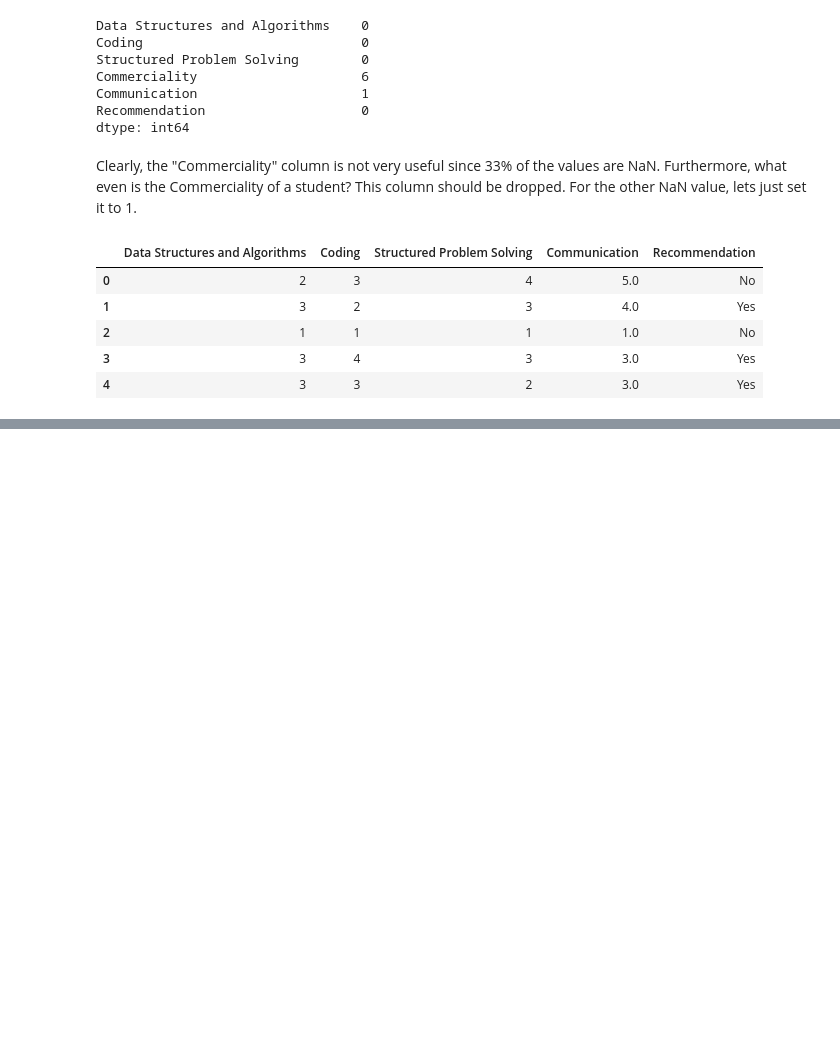
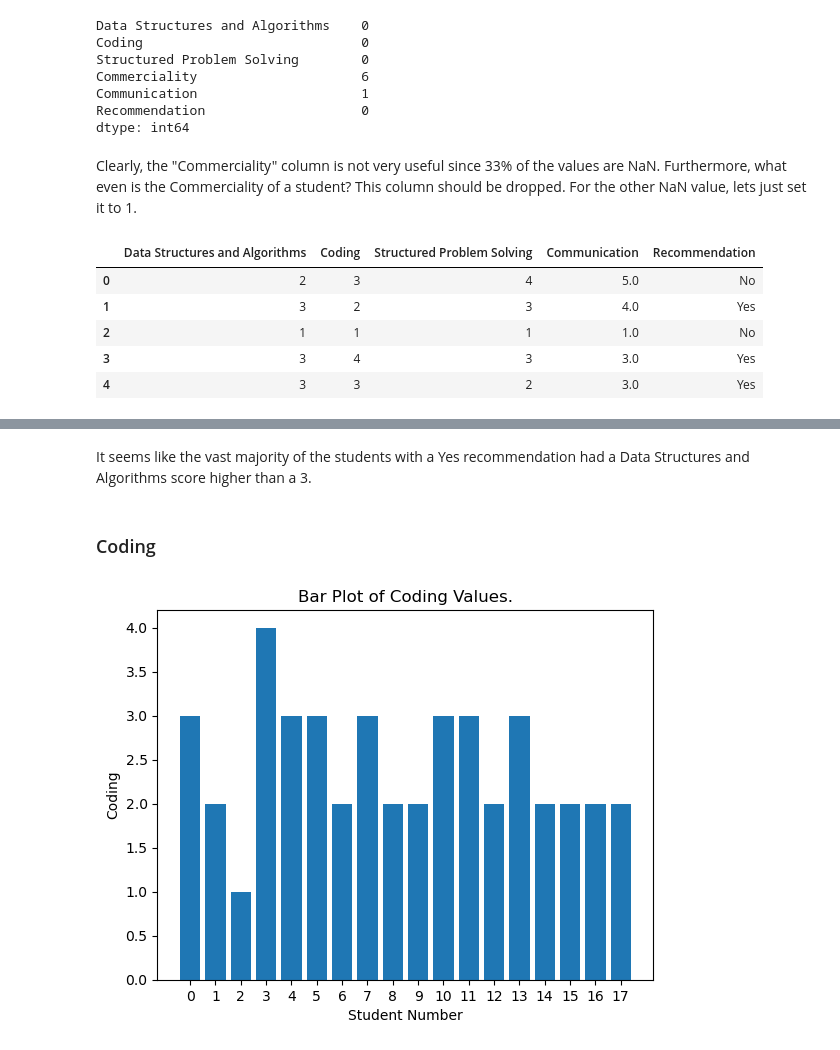
Before and after one commit to rishabh-mandayam/DumbRegressions, a Jupyter notebook: Regressions.ipynb, the cells around one changed output, grey strips where cells are left out. Drawn from its saved outputs; the diff is of its cells as text; code cells hidden in the pictures; blank space fills up the shorter version.

```diff
--- a/Regressions.ipynb
+++ b/Regressions.ipynb
@@ -56,0 +110,17 @@ display(df.head(5))
+# %% [markdown]
+It seems like the vast majority of the students with a Yes recommendation had a Data Structures and Algorithms score higher than a 3.
+# %% [markdown]
+### Coding
+# %%
+# Get the column to plot
+column_to_plot = 'Coding'
+
+# Create a bar plot of the column
+plt.bar(df.index, df[column_to_plot])
+plt.xticks(df.index)
+plt.xlabel('Student Number')
+plt.ylabel(column_to_plot)
+plt.title('Bar Plot of ' + column_to_plot + ' Values.')
+plt.show()
+# %% [output]
+[figure, added]
```
Also changed, not shown: parts of 27 cells of this notebook.
